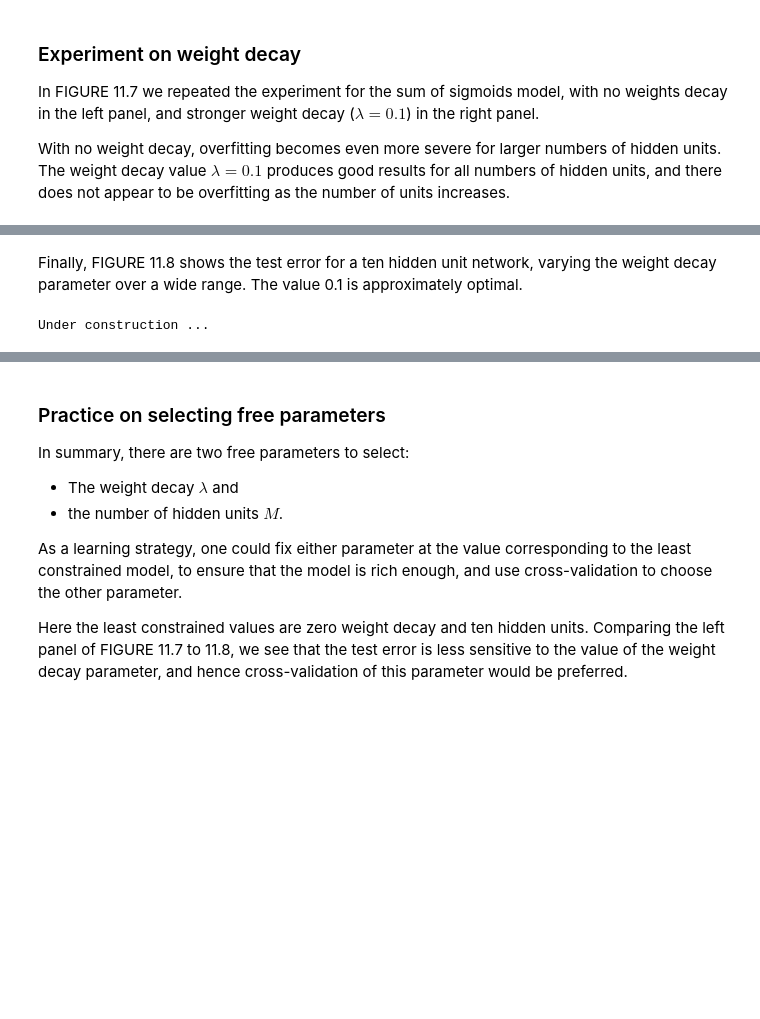
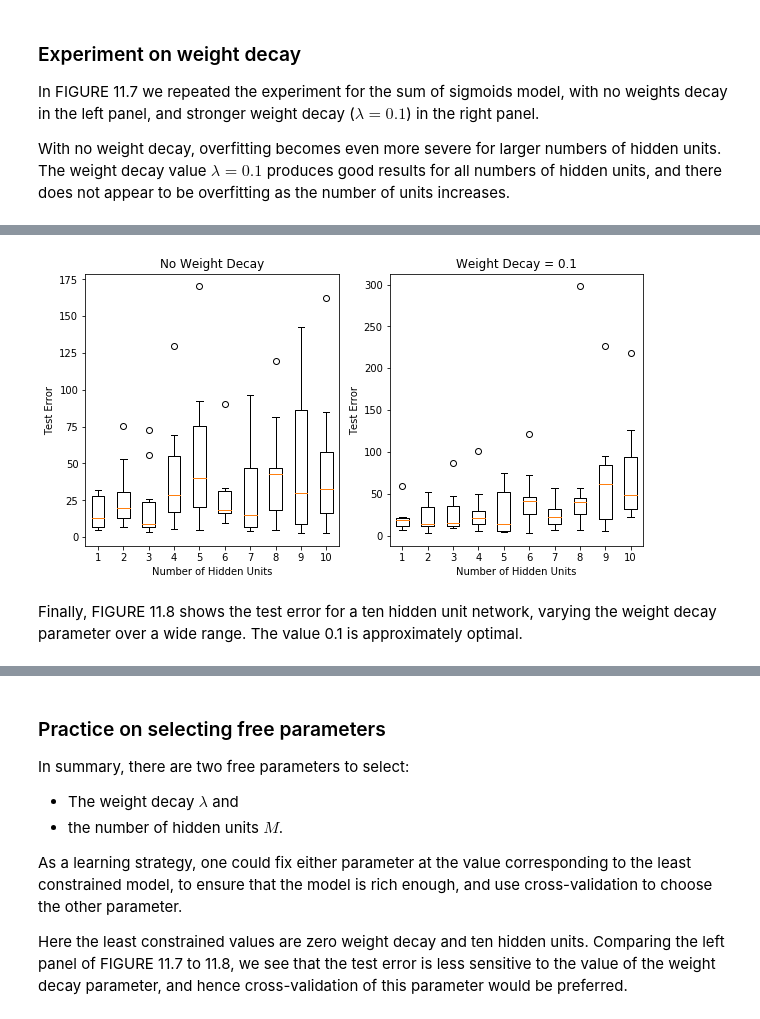
Before and after one commit to dgkim5360/the-elements-of-statistical-learning-notebooks, a Jupyter notebook: chapter11-neural-networks/section06-example-simulated-data.ipynb, the cells around one changed output, grey strips where cells are left out. Saved outputs shown, nothing was run; the diff lists cells and outputs as text; code cells hidden in the pictures; blank space fills up the shorter version.

```diff
--- a/chapter11-neural-networks/section06-example-simulated-data.ipynb
+++ b/chapter11-neural-networks/section06-example-simulated-data.ipynb
@@ -252,0 +381,31 @@ Under construction ...
+# %%
+%%time
+errors_test_nowd = []
+for model, optimizer in zip(models_sigmoid_nowd, optimizers_sigmoid_nowd):
+    errors_per_model = []
+    for _ in range(10):
+        loss_fn = torch.nn.MSELoss(size_average=False)
+        train(model, loss_fn, optimizer, niter, torch_x_sigmoid, torch_y_sigmoid)
+
+        test_loss_fn = torch.nn.MSELoss()
+        test_loss = test(model,
+                         test_loss_fn,
+                         torch_x_sigmoid_test,
+                         torch_y_sigmoid_test)
+        errors_per_model.append(test_loss.data[0])
+    errors_test_nowd.append(errors_per_model)
+
+errors_test_wd = []
+for model, optimizer in zip(models_sigmoid_wd, optimizers_sigmoid_wd):
+    errors_per_model = []
+    for _ in range(10):
+        loss_fn = torch.nn.MSELoss(size_average=False)
+        train(model, loss_fn, optimizer, niter, torch_x_sigmoid, torch_y_sigmoid)
+
+        test_loss_fn = torch.nn.MSELoss()
+        test_loss = test(model,
+                         test_loss_fn,
+                         torch_x_sigmoid_test,
+                         torch_y_sigmoid_test)
+        errors_per_model.append(test_loss.data[0])
+    errors_test_wd.append(errors_per_model)
@@ -253,7 +415,18 @@ Under construction ...
+# %%
+fig3 = plt.figure(3, figsize=(10, 5))
+ax31 = fig3.add_subplot(1, 2, 1)
+ax31.boxplot((errors_test_nowd/errrate_bayes_sigmoid).T)
+ax31.set_xlabel('Number of Hidden Units')
+ax31.set_ylabel('Test Error')
+ax31.set_title('No Weight Decay')
+
+ax32 = fig3.add_subplot(1, 2, 2)
+ax32.boxplot((errors_test_wd/errrate_bayes_sigmoid).T)
+ax32.set_xlabel('Number of Hidden Units')
+ax32.set_ylabel('Test Error')
+ax32.set_title('Weight Decay = 0.1')
+plt.show()
+# %% [output]
+[figure, added]
 # %% [markdown]
 Finally, FIGURE 11.8 shows the test error for a ten hidden unit network, varying the weight decay parameter over a wide range. The value 0.1 is approximately optimal.
-# %%
-"""FIGURE 11.8. Boxplots of test error for 10 hidden units network"""
-print('Under construction ...')
-# %% [output]
-Under construction ...
```
Also changed, not shown: parts of 17 cells of this notebook.
